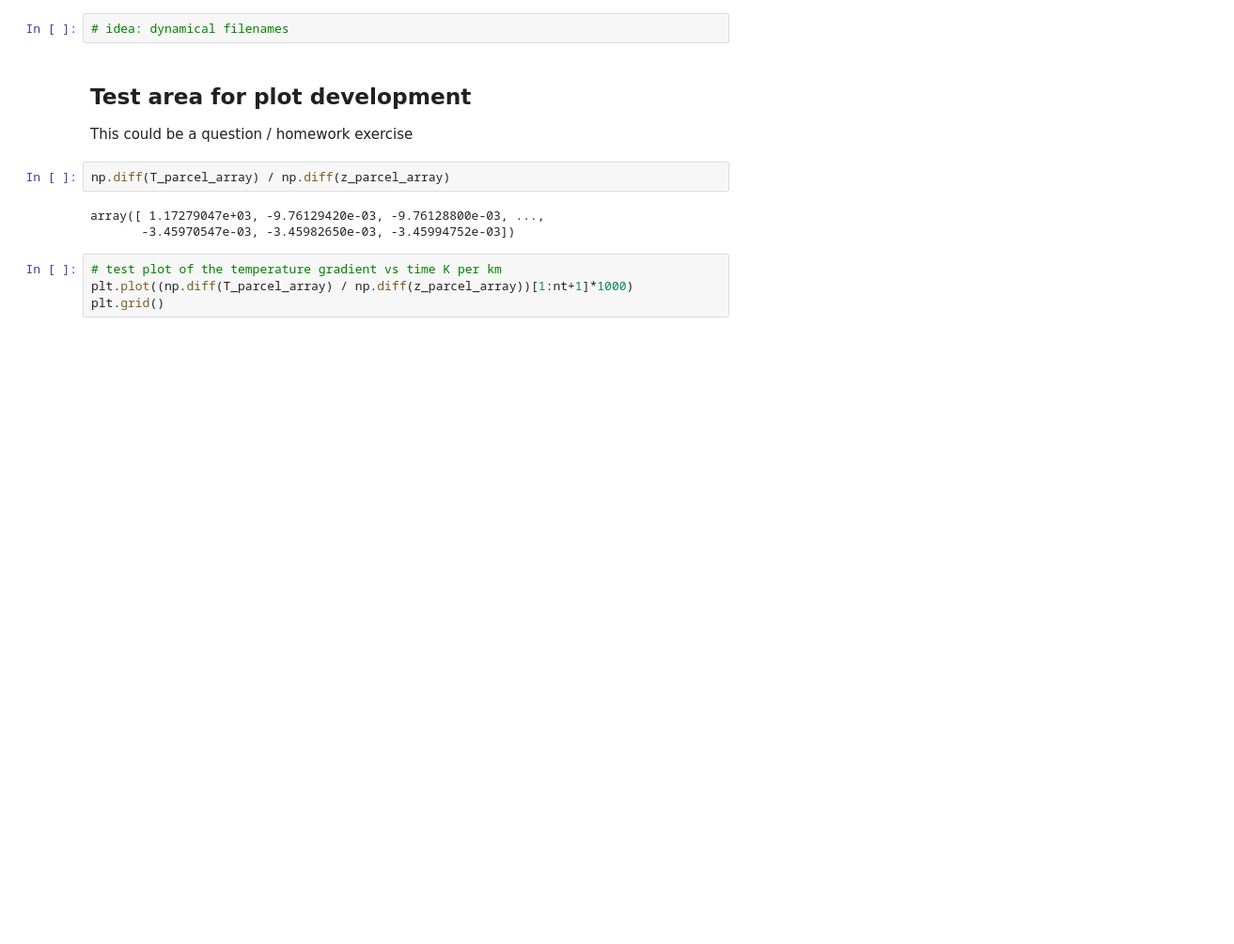
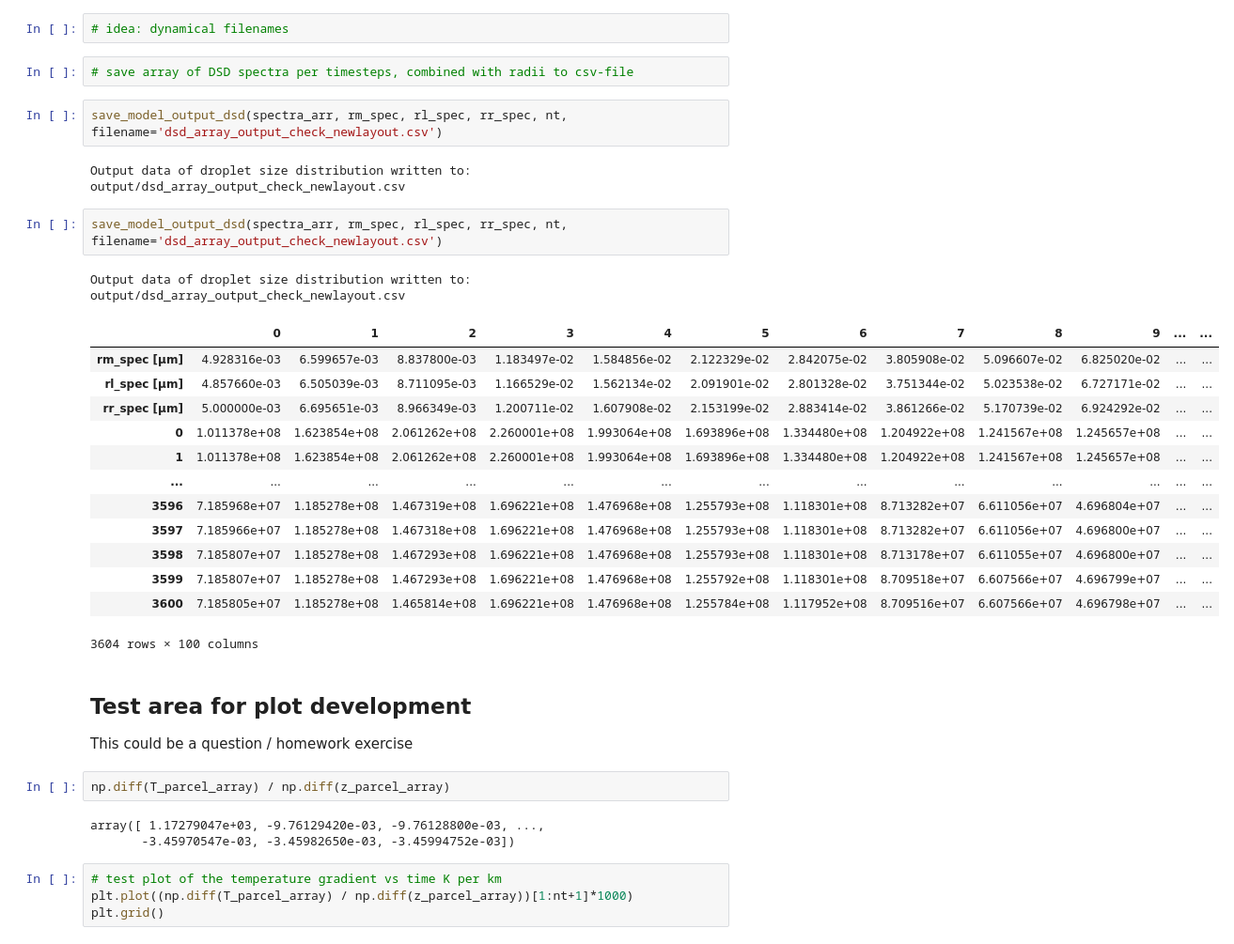
Before and after one commit to jslim93/PyLCM_edu, a Jupyter notebook: PyLCM_edu.ipynb, the cells around one changed output. Shown at 94% size. Drawn from its saved outputs; the diff is of its cells as text; blank space fills up the shorter version.

Commit message:
data output working, random aero init working

```diff
--- a/PyLCM_edu.ipynb
+++ b/PyLCM_edu.ipynb
@@ -383,5 +360,28 @@ output_variables_dataframe.to_csv('testoutput_model.csv')
 # %%
 # idea: dynamical filenames
+# %%
+# save array of DSD spectra per timesteps, combined with radii to csv-file
+# %%
+save_model_output_dsd(spectra_arr, rm_spec, rl_spec, rr_spec, nt, filename='dsd_array_output_check_newlayout.csv')
+# %% [output]
+Output data of droplet size distribution written to: output/dsd_array_output_check_newlayout.csv
+# %%
+save_model_output_dsd(spectra_arr, rm_spec, rl_spec, rr_spec, nt, filename='dsd_array_output_check_newlayout.csv')
+# %% [output]
+Output data of droplet size distribution written to: output/dsd_array_output_check_newlayout.csv
+|  | 0 | 1 | 2 | 3 | 4 | 5 | 6 | 7 | 8 | 9 | ... | ... |
+| rm_spec [µm] | 4.928316e-03 | 6.599657e-03 | 8.837800e-03 | 1.183497e-02 | 1.584856e-02 | 2.122329e-02 | 2.842075e-02 | 3.805908e-02 | 5.096607e-02 | 6.825020e-02 | ... | ... |
+| rl_spec [µm] | 4.857660e-03 | 6.505039e-03 | 8.711095e-03 | 1.166529e-02 | 1.562134e-02 | 2.091901e-02 | 2.801328e-02 | 3.751344e-02 | 5.023538e-02 | 6.727171e-02 | ... | ... |
+| rr_spec [µm] | 5.000000e-03 | 6.695651e-03 | 8.966349e-03 | 1.200711e-02 | 1.607908e-02 | 2.153199e-02 | 2.883414e-02 | 3.861266e-02 | 5.170739e-02 | 6.924292e-02 | ... | ... |
+| 0 | 1.011378e+08 | 1.623854e+08 | 2.061262e+08 | 2.260001e+08 | 1.993064e+08 | 1.693896e+08 | 1.334480e+08 | 1.204922e+08 | 1.241567e+08 | 1.245657e+08 | ... | ... |
+| 1 | 1.011378e+08 | 1.623854e+08 | 2.061262e+08 | 2.260001e+08 | 1.993064e+08 | 1.693896e+08 | 1.334480e+08 | 1.204922e+08 | 1.241567e+08 | 1.245657e+08 | ... | ... |
+| ... | ... | ... | ... | ... | ... | ... | ... | ... | ... | ... | ... | ... |
+| 3596 | 7.185968e+07 | 1.185278e+08 | 1.467319e+08 | 1.696221e+08 | 1.476968e+08 | 1.255793e+08 | 1.118301e+08 | 8.713282e+07 | 6.611056e+07 | 4.696804e+07 | ... | ... |
+| 3597 | 7.185966e+07 | 1.185278e+08 | 1.467318e+08 | 1.696221e+08 | 1.476968e+08 | 1.255793e+08 | 1.118301e+08 | 8.713282e+07 | 6.611056e+07 | 4.696800e+07 | ... | ... |
+| 3598 | 7.185807e+07 | 1.185278e+08 | 1.467293e+08 | 1.696221e+08 | 1.476968e+08 | 1.255793e+08 | 1.118301e+08 | 8.713178e+07 | 6.611055e+07 | 4.696800e+07 | ... | ... |
+| 3599 | 7.185807e+07 | 1.185278e+08 | 1.467293e+08 | 1.696221e+08 | 1.476968e+08 | 1.255792e+08 | 1.118301e+08 | 8.709518e+07 | 6.607566e+07 | 4.696799e+07 | ... | ... |
+| 3600 | 7.185805e+07 | 1.185278e+08 | 1.465814e+08 | 1.696221e+08 | 1.476968e+08 | 1.255784e+08 | 1.117952e+08 | 8.709516e+07 | 6.607566e+07 | 4.696798e+07 | ... | ... |
+3604 rows × 100 columns
 # %% [markdown]
 ## Test area for plot development
 This could be a question / homework exercise
```
Also changed, not shown: parts of 11 cells of this notebook, 3 other files.
